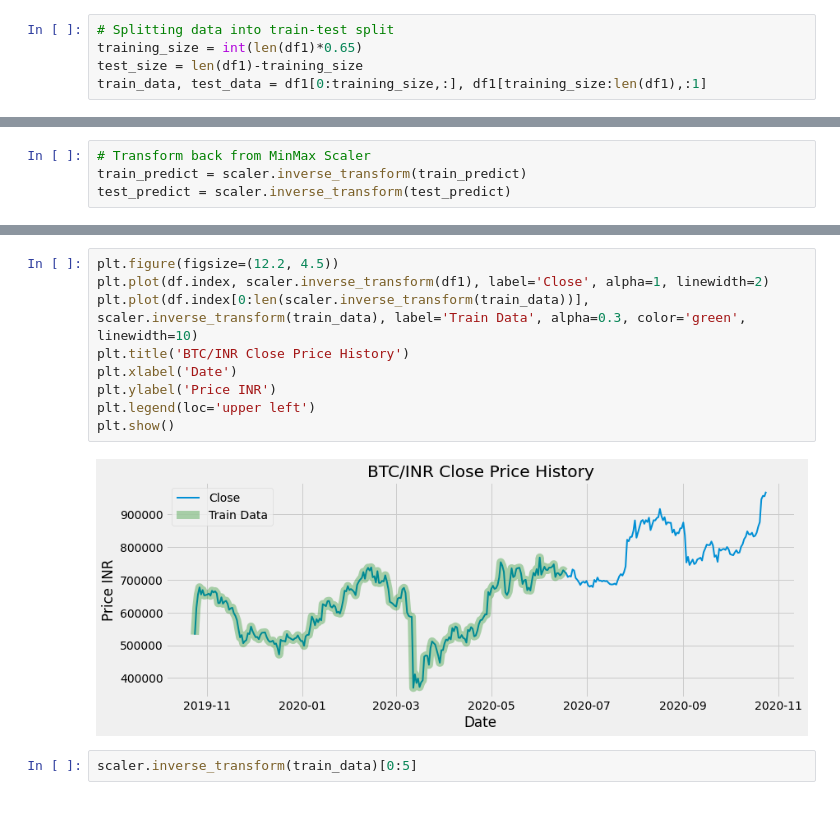
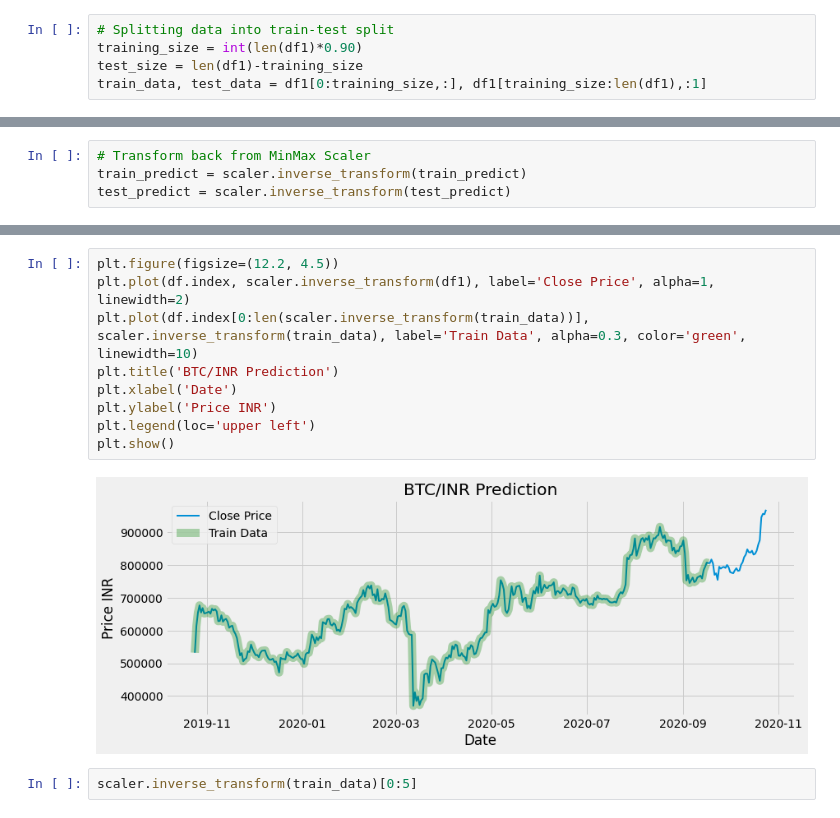
Before and after one commit to Xalt8/Crypto, a Jupyter notebook: lstm.ipynb, the cells around one changed output, grey strips where cells are left out. Saved outputs shown, nothing was run; the diff lists cells and outputs as text.

```diff
--- a/lstm.ipynb
+++ b/lstm.ipynb
@@ -71,7 +71,7 @@ scaler = MinMaxScaler(feature_range=(0,1)) # The values we need to scale is betw
 df1 = scaler.fit_transform(np.array(df1).reshape(-1,1))
 # %%
 # Splitting data into train-test split
-training_size = int(len(df1)*0.65)
+training_size = int(len(df1)*0.90)
 test_size = len(df1)-training_size
 train_data, test_data = df1[0:training_size,:], df1[training_size:len(df1),:1]
 # %%
@@ -169,14 +202,14 @@ len(test_data)
 # %%
 plt.figure(figsize=(12.2, 4.5))
-plt.plot(df.index, scaler.inverse_transform(df1), label='Close', alpha=1, linewidth=2)
+plt.plot(df.index, scaler.inverse_transform(df1), label='Close Price', alpha=1, linewidth=2)
 plt.plot(df.index[0:len(scaler.inverse_transform(train_data))], scaler.inverse_transform(train_data), label='Train Data', alpha=0.3, color='green', linewidth=10)
-plt.title('BTC/INR Close Price History')
+plt.title('BTC/INR Prediction')
 plt.xlabel('Date')
 plt.ylabel('Price INR')
 plt.legend(loc='upper left')
 plt.show()
 # %% [output]
-[figure, old version]
+[figure, new version]
 # %%
 scaler.inverse_transform(train_data)[0:5]
 # %% [output]
```
Also changed, not shown: parts of 17 cells of this notebook.
